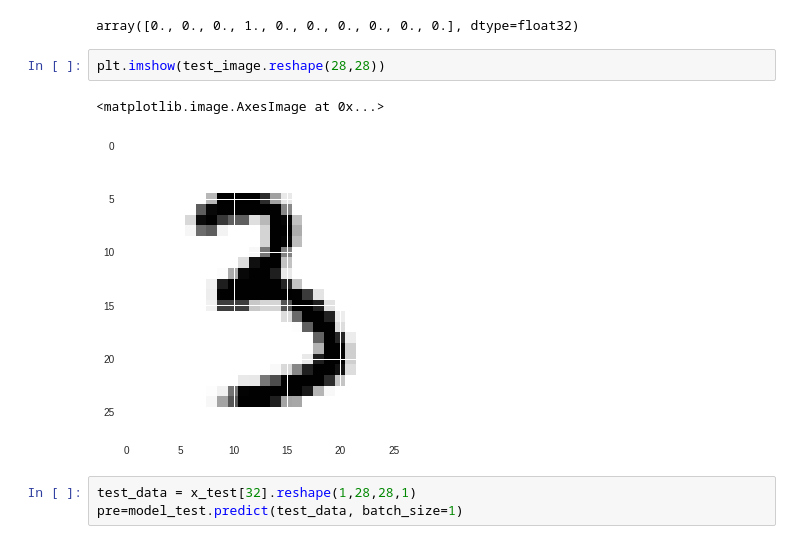
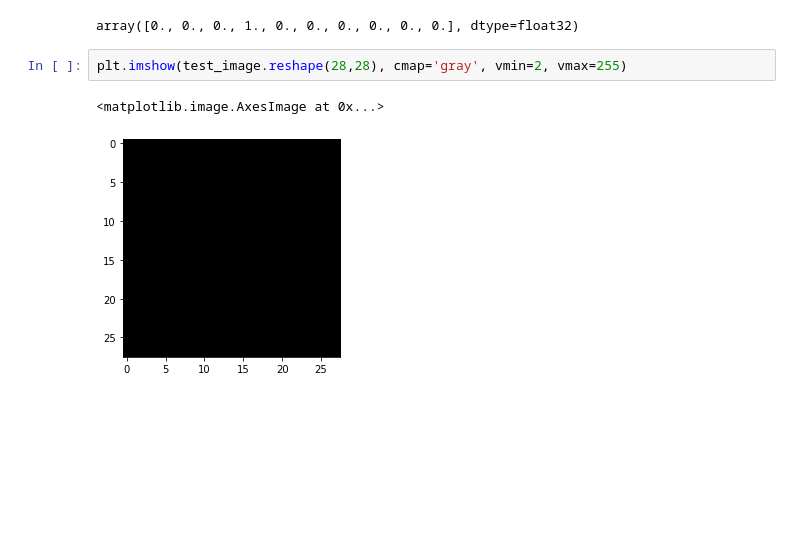
Before and after one commit to ayyucekizrak/Udemy_DerinOgrenmeyeGiris, a Jupyter notebook: Evrisimli_Sinir_Aglari/RakamTanima_CNN.ipynb, the cells around one changed output. Cells and saved outputs as stored; diff of their text form; blank space fills up the shorter version.

```diff
--- a/Evrisimli_Sinir_Aglari/RakamTanima_CNN.ipynb
+++ b/Evrisimli_Sinir_Aglari/RakamTanima_CNN.ipynb
@@ -206,10 +195,7 @@ y_test[32]
 # %% [output]
 array([0., 0., 0., 1., 0., 0., 0., 0., 0., 0.], dtype=float32)
 # %%
-plt.imshow(test_image.reshape(28,28))
+plt.imshow(test_image.reshape(28,28), cmap='gray', vmin=2, vmax=255)
 # %% [output]
 <matplotlib.image.AxesImage at 0x...>
-[figure, old version]
+[figure, new version]
-# %%
-test_data = x_test[32].reshape(1,28,28,1)
-pre=model_test.predict(test_data, batch_size=1)
```
Also changed, not shown: parts of 18 cells of this notebook, 1 other file.
